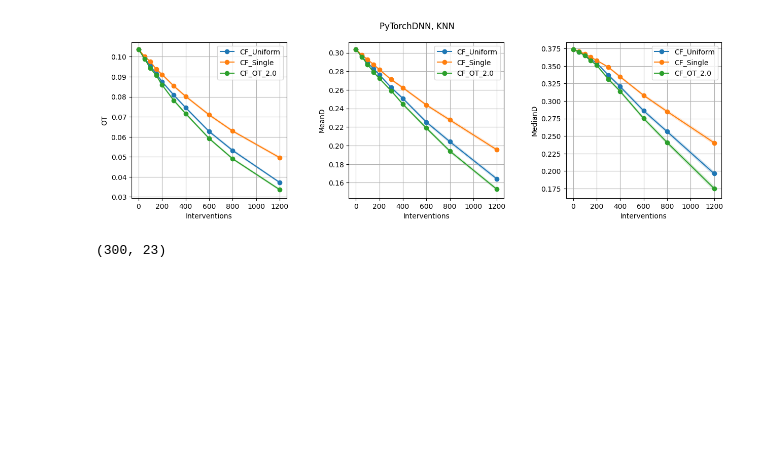
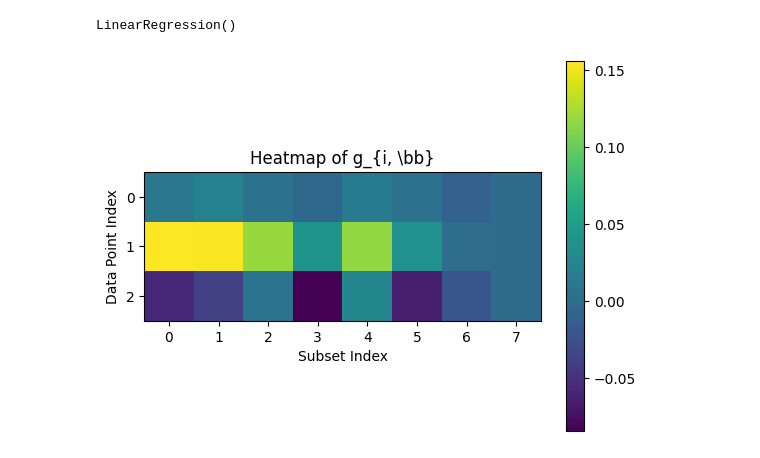
Before and after one commit to youlei202/Refining-Counterfactual-Explanations, a Jupyter notebook: heloc.ipynb, the cells around one changed output. Drawn from its saved outputs; the diff is of its cells as text; code cells hidden in the pictures; blank space fills up the shorter version.

```diff
--- a/heloc.ipynb
+++ b/heloc.ipynb
@@ -90,7 +90,7 @@ experiment.train_and_evaluate_models(random_state=seed)
 experiment.models_performance()
 
 logger.info("\n\n------Compute Counterfactuals------")
-sample_num = 300
+sample_num = 50
 model_counterfactuals = {}
 for model, model_name in zip(experiment.models, experiment.model_names):
     model_counterfactuals[model_name] = {}
@@ -170,8 +128,6 @@ INFO:root:Computing median_difference for (PyTorchDNN, KNN, CF_OTMatch_2.0)
 from experiments import plotting
 
 plotting.intervention_vs_distance(experiment, save_to_file=False)
-# %% [output]
-[figure, removed]
 # %%
 # X_factual = model_counterfactuals['PyTorchDNN']['KNN']['X_factual']
 # X_counterfactual = model_counterfactuals['PyTorchDNN']['KNN']['X']
@@ -194,7 +150,3 @@ plotting.intervention_vs_distance(experiment, save_to_file=False)
 
 # indice = np.random.choice(X_baseline.shape[0], p=weights, replace=True, size=1000)
 # np.unique(indice), np.unique(indice).shape
-# %%
-model_counterfactuals['PyTorchDNN']['KNN']['X_factual'].shape
-# %% [output]
-(300, 23)
@@ -200,0 +160,62 @@ model_counterfactuals['PyTorchDNN']['KNN']['X_factual'].shape
+# %%
+# Function to generate the power set of features
+def powerset(iterable):
+    s = list(iterable)
+    return list(chain.from_iterable(combinations(s, r) for r in range(len(s)+1)))
+
+# Define f(z_i) as the prediction from a trained model
+def f(model, z_i):
+    return model.predict(z_i.reshape(1, -1))[0]
+
+# Create a toy dataset
+np.random.seed(0)
+n = 3  # Number of data points
+p = 3  # Number of features
+
+# Original dataset x (nxp)
+x = np.random.rand(n, p)
+
+# Target dataset r (nxp)
+r = np.random.rand(n, p)
+
+# Target values y for the original dataset
+y = np.random.rand(n)
+
+# Train a machine learning model (linear regression) on the original dataset
+model = LinearRegression()
+model.fit(x, y)
+# %% [output]
+LinearRegression()
+# %%
+# Generate the power set and create a mapping
+feature_indices = range(p)
+subsets = powerset(feature_indices)
+num_subsets = len(subsets)
+
+# Compute sizes of each subset
+s = [len(subset) for subset in subsets]
+
+# Compute g_{i, \bb} for each data point and each subset
+g = np.zeros((n, num_subsets))
+
+for i in range(n):
+    r_i = r[i]
+    f_r_i = f(model, r_i)
+    for j, subset in enumerate(subsets):
+        z_i = x[i].copy()  # Start with the original row
+        for k in subset:
+            z_i[k] = r[i][k]  # Replace values in subset with values from r_i
+        f_z_i = f(model, z_i)
+        g[i, j] = f_z_i - f_r_i  # Compute g_{i, \bb}
+
+g /= n
+
+# Visualize the matrix g using a heatmap
+plt.imshow(g, cmap='viridis')
+plt.colorbar()
+plt.xlabel('Subset Index')
+plt.ylabel('Data Point Index')
+plt.title('Heatmap of g_{i, \\bb}')
+plt.show()
+# %% [output]
+[figure, added]
```
Also changed, not shown: parts of 6 cells of this notebook, 5 other files.
